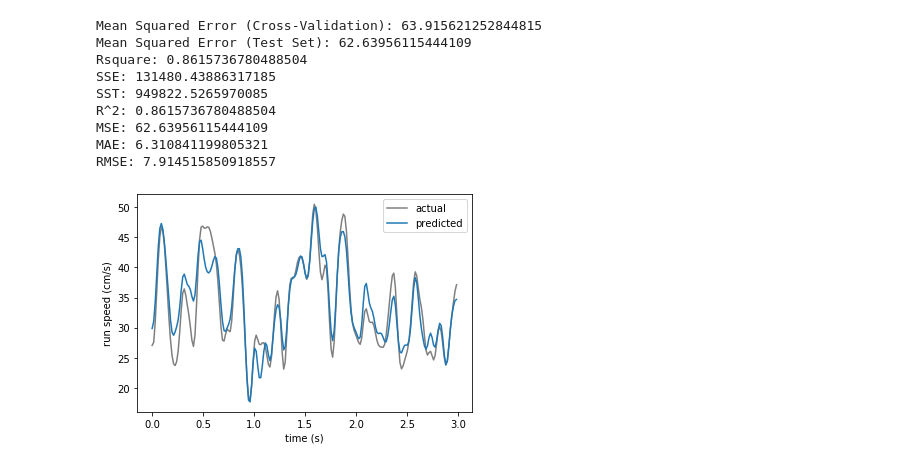
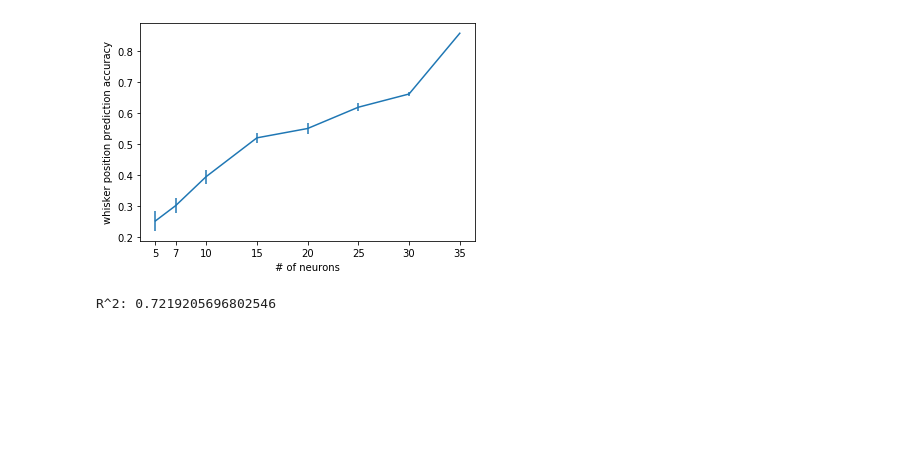
Before and after one commit to sumachinta/body-position_decoding_model, a Jupyter notebook: runfile.ipynb, the cells around one changed output. Cells and saved outputs as stored; diff of their text form; code cells hidden in the pictures; blank space fills up the shorter version.

```diff
--- a/runfile.ipynb
+++ b/runfile.ipynb
@@ -89,0 +82,6 @@ plt.show()
+# %%
+# Decoding whisker position as a function of number of neurons
+N_steps = [5,7,10,15,20,25,30]
+alpha = 2700
+n_runs = 10
+r2_whisker_nunits, corrcoeff_whisker_nunits = decoding_num_units(N_steps,n_runs,select_units,spike,whisker_binned,BOOL,nBins,alpha)
@@ -89,0 +106,14 @@ plt.show()
+# %%
+# Plot decoding accuracy as a function of number of units
+mean_vals = np.mean(r2_whisker_nunits, axis=1)
+sem_vals = np.std(r2_whisker_nunits, axis=1)/np.sqrt(n_runs)
+
+import matplotlib.pyplot as plt
+
+plt.errorbar(np.append(N_steps,35) ,np.append(mean_vals,corr_coeff_whisker), yerr=np.append(sem_vals,0))
+plt.xlabel('# of neurons')
+plt.ylabel('whisker position prediction accuracy')
+plt.xticks(np.append(N_steps,35))
+plt.show()
+# %% [output]
+[figure, added]
@@ -90,40 +132,11 @@ plt.show()
 # %%
+# select neurons
+select_units = np.where(run_units)[0]
+spike_select = spike[select_units, :]
 # Decoding Locomotion speed
-X, output_speed, trial_start_idx, trial_end_idx = get_design_matrix(spike_select, speed_binned, BOOL, nBins-1)
-#find_alpha_ridge_regression(X,output_speed)
-testdata_speed,preddata_speed = perform_decoding(X, output_speed, 1800)
-r2 = get_errors(testdata_speed,preddata_speed)
+X_speed, output_speed, trial_start_idx, trial_end_idx = get_design_matrix(spike_select, speed_binned, BOOL, nBins-1)
+#find_alpha_ridge_regression(X_speed,output_speed)
+testdata_speed,preddata_speed,model_speed = perform_decoding(X_speed, output_speed, 1800)
+r2_speed,_,corr_coeff_speed = get_errors(testdata_speed,preddata_speed)
 # %% [output]
-Mean Squared Error (Cross-Validation): 63.915621252844815
-Mean Squared Error (Test Set): 62.63956115444109
-Rsquare: 0.8615736780488504
-SSE: 131480.43886317185
-SST: 949822.5265970085
-R^2: 0.8615736780488504
-MSE: 62.63956115444109
-MAE: 6.310841199805321
-RMSE: 7.914515850918557
+R^2: 0.7219205696802546
-# %%
-# PLor example trial
-import matplotlib.pyplot as plt
-
-# select 2 seconds of data
-t_sec = 3
-ii = np.random.randint(len(testdata_speed)-t_sec*1/bin_res)
-stop_idx = int(ii+t_sec*(1/bin_res))
-x = np.arange(0,stop_idx-ii,1)*bin_res
-
-# Gaussian smoothing
-sigma = 2  # Standard deviation of the Gaussian kernel
-testdata_speed_smooth = gaussian_filter(testdata_speed, sigma=sigma)
-preddata_speed_smooth = gaussian_filter(preddata_speed, sigma=sigma)
-
-plt.plot(x, testdata_speed_smooth[ii:stop_idx], label='actual',color = 'black', alpha=.5)
-plt.plot(x, preddata_speed_smooth[ii:stop_idx], label='predicted')
-
-plt.xlabel('time (s)')
-plt.ylabel('run speed (cm/s)')
-plt.legend()
-plt.show()
-# %% [output]
-[figure, removed]
```
Also changed, not shown: parts of 15 cells of this notebook.
